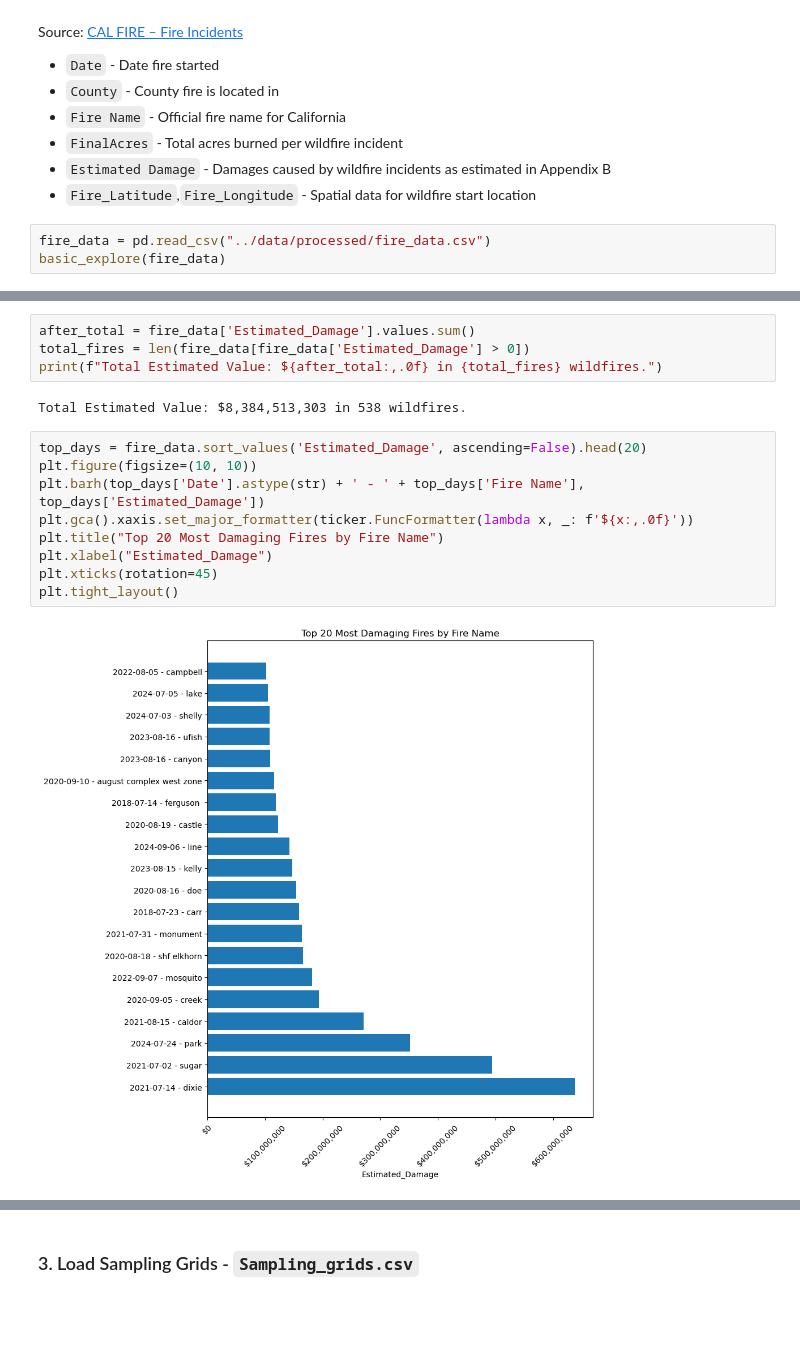
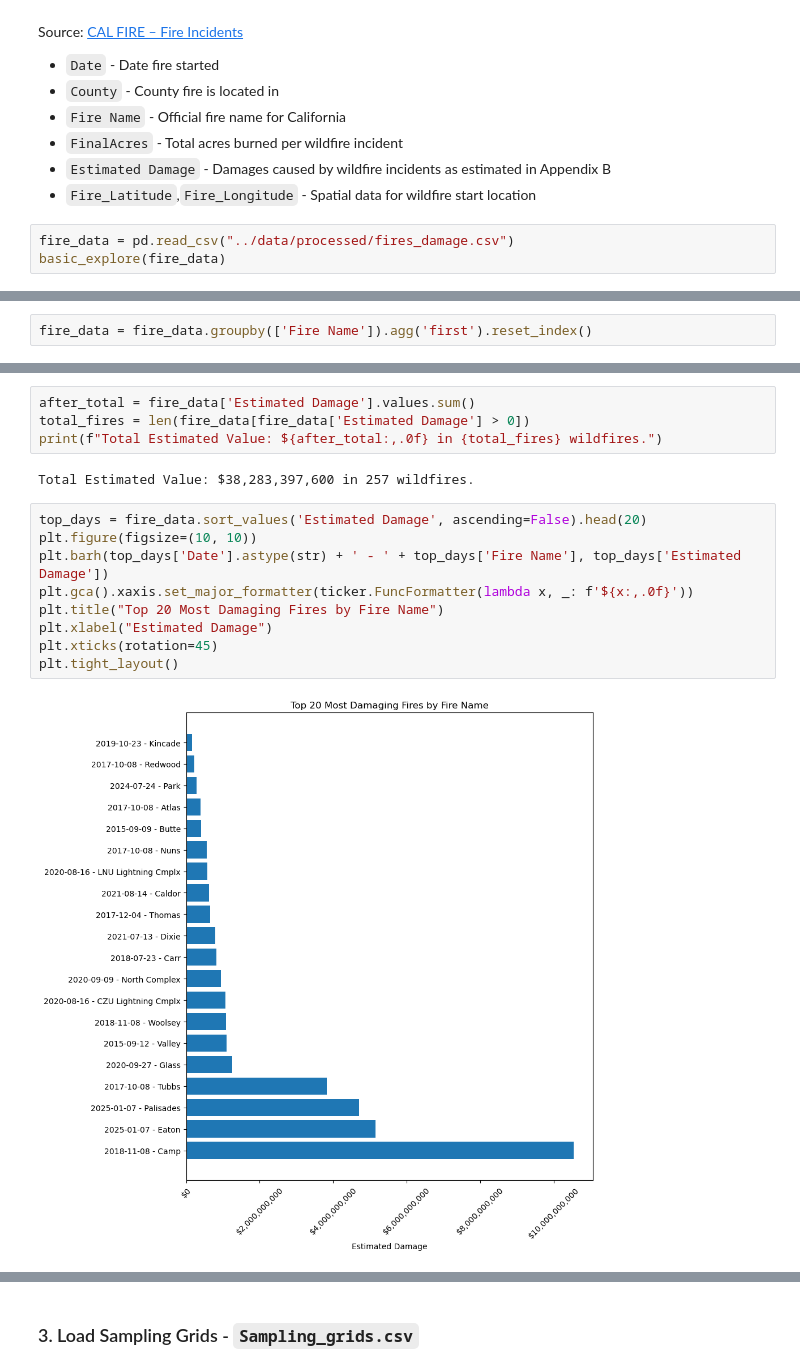
Before and after one commit to dustinlit/California-Wildfire-Ignition-ML-Modeling, a Jupyter notebook: notebooks/01_Data_Exploration.ipynb, the cells around one changed output, grey strips where cells are left out. Drawn from its saved outputs; the diff is of its cells as text; blank space fills up the shorter version.

```diff
--- a/notebooks/01_Data_Exploration.ipynb
+++ b/notebooks/01_Data_Exploration.ipynb
@@ -110,6 +110,6 @@ Source: [CAL FIRE – Fire Incidents](https://www.fire.ca.gov/)
 - `Estimated Damage` - Damages caused by wildfire incidents as estimated in Appendix B
 - `Fire_Latitude`,`Fire_Longitude` - Spatial data for wildfire start location
 # %%
-fire_data = pd.read_csv("../data/processed/fire_data.csv")
+fire_data = pd.read_csv("../data/processed/fires_damage.csv")
 basic_explore(fire_data)
 # %% [output]
@@ -119,3 +119,5 @@ Total NA values:  0  of  691119 datapoints
+# %%
+fire_data = fire_data.groupby(['Fire Name']).agg('first').reset_index()
 # %%
 fire_data
 # %% [output]
@@ -135,20 +137,20 @@ fire_data
 # %%
-after_total = fire_data['Estimated_Damage'].values.sum()
-total_fires = len(fire_data[fire_data['Estimated_Damage'] > 0])
+after_total = fire_data['Estimated Damage'].values.sum()
+total_fires = len(fire_data[fire_data['Estimated Damage'] > 0])
 print(f"Total Estimated Value: ${after_total:,.0f} in {total_fires} wildfires.")
 # %% [output]
-Total Estimated Value: $8,384,513,303 in 538 wildfires.
+Total Estimated Value: $38,283,397,600 in 257 wildfires.
 # %%
-top_days = fire_data.sort_values('Estimated_Damage', ascending=False).head(20)
+top_days = fire_data.sort_values('Estimated Damage', ascending=False).head(20)
 plt.figure(figsize=(10, 10))
-plt.barh(top_days['Date'].astype(str) + ' - ' + top_days['Fire Name'], top_days['Estimated_Damage'])
+plt.barh(top_days['Date'].astype(str) + ' - ' + top_days['Fire Name'], top_days['Estimated Damage'])
 plt.gca().xaxis.set_major_formatter(ticker.FuncFormatter(lambda x, _: f'${x:,.0f}'))
 plt.title("Top 20 Most Damaging Fires by Fire Name")
-plt.xlabel("Estimated_Damage")
+plt.xlabel("Estimated Damage")
 plt.xticks(rotation=45)
 plt.tight_layout()
 # %% [output]
-[figure, old version]
+[figure, new version]
 # %%
 fire_data_gdf = gpd.GeoDataFrame(
     fire_data,
```
Also changed, not shown: parts of 6 cells of this notebook, 29 other files.
